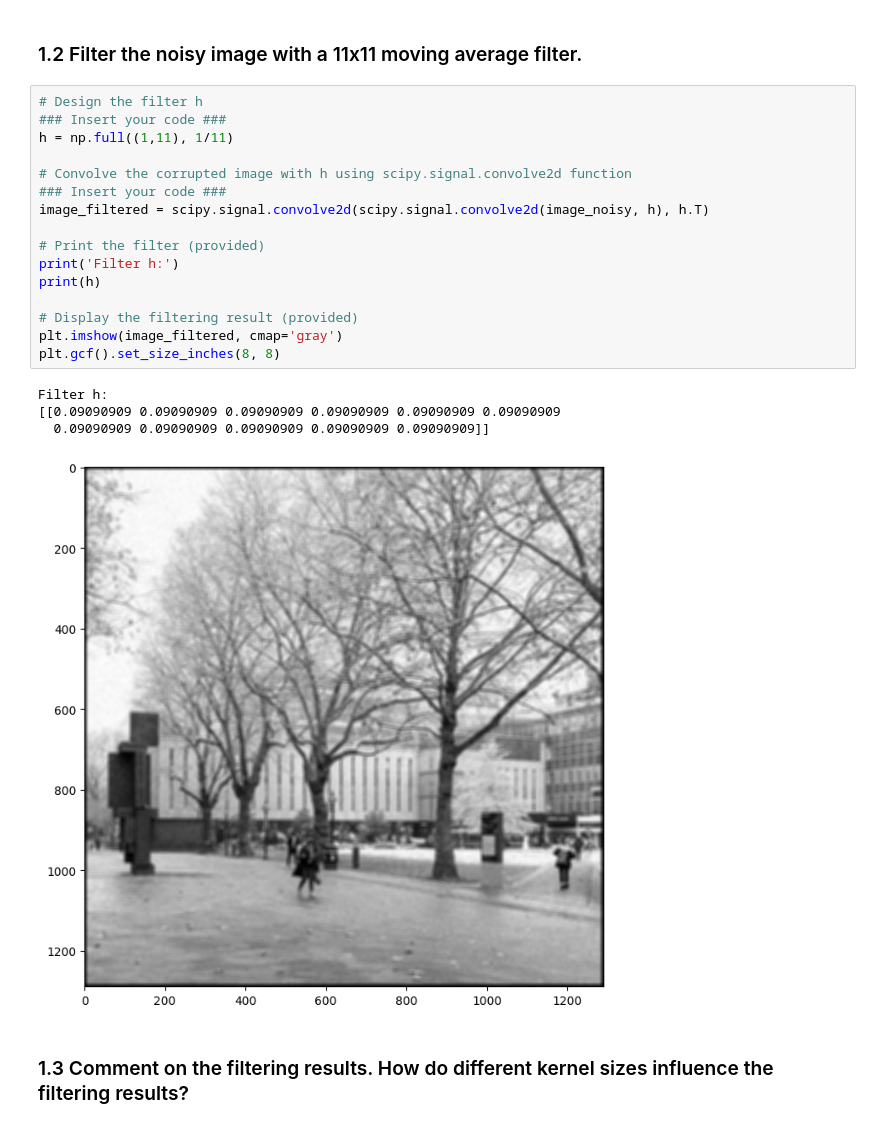
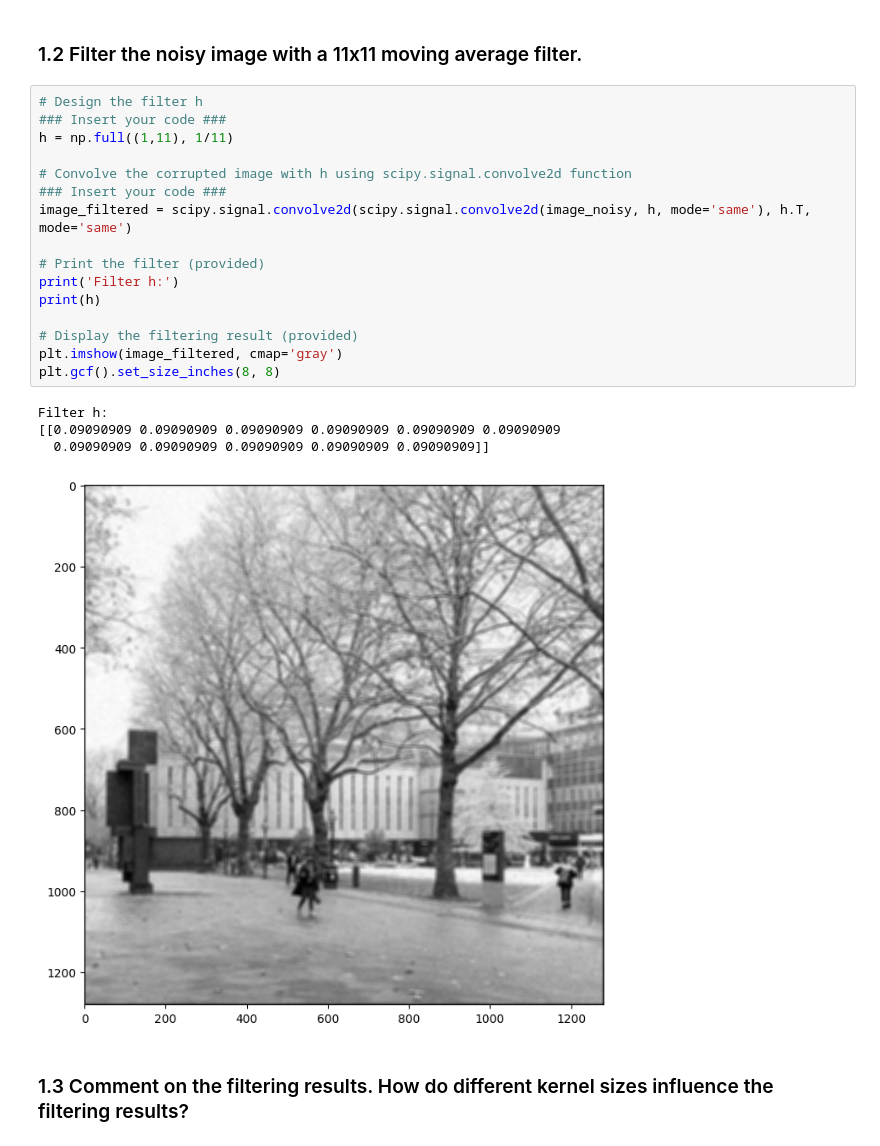
Before and after one commit to SkyCraftZheng/Computer_Vision_2024, a Jupyter notebook: coursework_01/coursework_01.ipynb, the cells around one changed output. Drawn from its saved outputs; the diff is of its cells as text.

```diff
--- a/coursework_01/coursework_01.ipynb
+++ b/coursework_01/coursework_01.ipynb
@@ -78,24 +78,24 @@ Filter h:
 # %%
 # Design the filter h
 ### Insert your code ###
 h = np.full((1,11), 1/11)
 
 # Convolve the corrupted image with h using scipy.signal.convolve2d function
 ### Insert your code ###
-image_filtered = scipy.signal.convolve2d(scipy.signal.convolve2d(image_noisy, h), h.T)
+image_filtered = scipy.signal.convolve2d(scipy.signal.convolve2d(image_noisy, h, mode='same'), h.T, mode='same')
 
 # Print the filter (provided)
 print('Filter h:')
 print(h)
 
 # Display the filtering result (provided)
 plt.imshow(image_filtered, cmap='gray')
 plt.gcf().set_size_inches(8, 8)
 # %% [output]
 Filter h:
 [[0.09090909 0.09090909 0.09090909 0.09090909 0.09090909 0.09090909
   0.09090909 0.09090909 0.09090909 0.09090909 0.09090909]]
-[figure, old version]
+[figure, new version]
 # %% [markdown]
 ### 1.3 Comment on the filtering results. How do different kernel sizes influence the filtering results?
 # %% [markdown]
```
Also changed, not shown: parts of 2 cells of this notebook.
